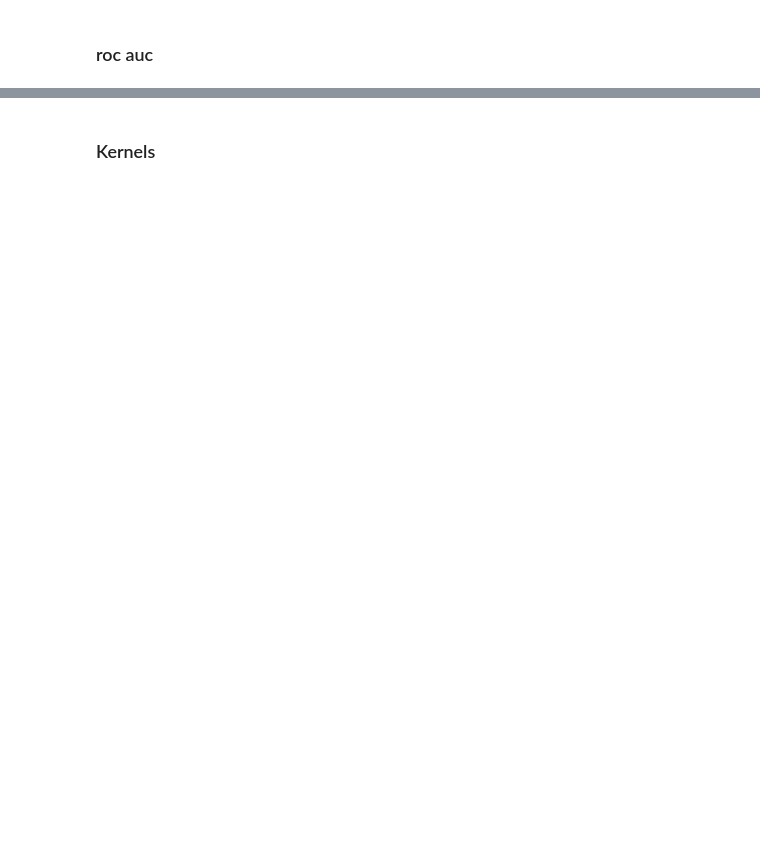
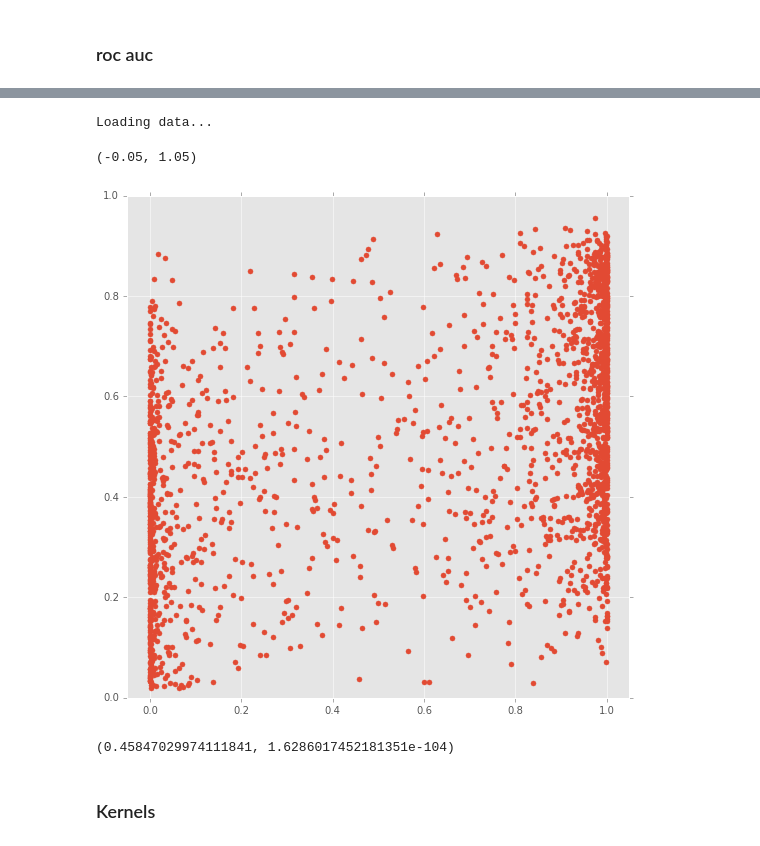
Before and after one commit to riblidezso/splicing_code, a Jupyter notebook: modelling/naive_keras_CNN_class.ipynb, the cells around one changed output, grey strips where cells are left out. Drawn from its saved outputs; the diff is of its cells as text; code cells hidden in the pictures; blank space fills up the shorter version.

```diff
--- a/modelling/naive_keras_CNN_class.ipynb
+++ b/modelling/naive_keras_CNN_class.ipynb
@@ -128,8 +142,8 @@ def fit_keras_model(model,train_x,train_y,test_x,test_y,validation_split=0.05):
     print 'It took:',time.time()-start
     return train_pred,test_pred,train_pred_pr,test_pred_pr
 # %%
-N_train=190000
-N_test=40000
+N_train=8000
+N_test=2000
 
 train_pred,test_pred,train_pred_pr,test_pred_pr=fit_keras_model(
     model,train_x[:N_train],train_y[:N_train],
@@ -182,3 +196,18 @@ auc: 0.663271587593
+# %%
+_,orig_train_y = read_my_data(fname='../prepare_data/naive_feat_vect.csv')
+orig_train_y=orig_train_y[new_idx]
+plt.figure(figsize=(9,9))
+plt.plot(orig_train_y[N_train:N_train+N_test],test_pred_pr,'.',ms=10)
+plt.xlim(-0.05,1.05)
+# %% [output]
+Loading data...
+(-0.05, 1.05)
+[figure, added]
+# %%
+from scipy.stats import pearsonr
+pearsonr(orig_train_y[N_train:N_train+N_test],test_pred_pr)
+# %% [output]
+(0.45847029974111841, 1.6286017452181351e-104)
 # %% [markdown]
 ### Kernels
 # %%
```
Also changed, not shown: parts of 9 cells of this notebook, 1 other file.
